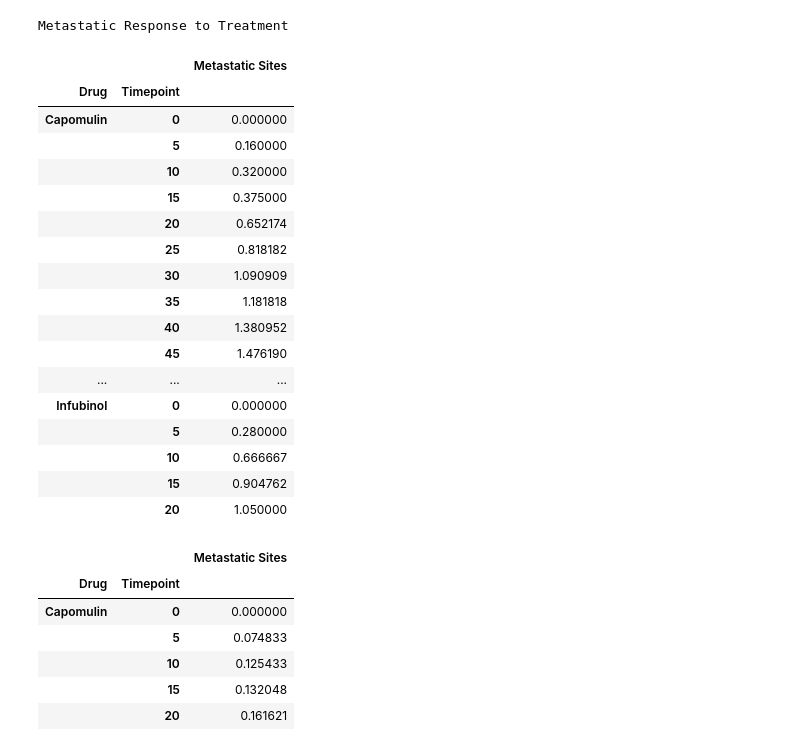
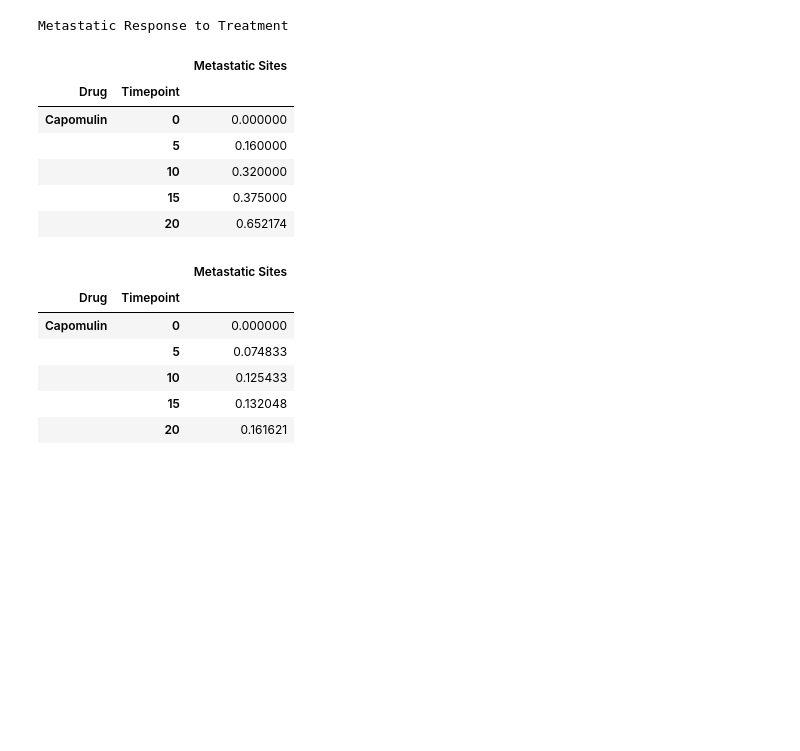
Before and after one commit to virav15/Matplotlib, a Jupyter notebook: Pymaceuticals.ipynb, the cells around one changed output. Cells and saved outputs as stored; diff of their text form; code cells hidden in the pictures; blank space fills up the shorter version.

```diff
--- a/Pymaceuticals.ipynb
+++ b/Pymaceuticals.ipynb
@@ -161,33 +161,22 @@ Metastatic Response to Treatment
 # %%
 #*****************Metastatic Response to Treatment***********************************
 
 # Store the Mean Met. Site Data Grouped by Drug and Timepoint
 meta_mean = drugtrial_df.groupby(['Drug', 'Timepoint']).mean()['Metastatic Sites']
 
 # Convert to DataFrame
 meta_mean_df = pd.DataFrame(meta_mean)
 
 # Preview DataFrame
-meta_mean_df.head(25)
+meta_mean_df.head()
 # %% [output]
 |  |  | Metastatic Sites |
 | Drug | Timepoint |  |
 | Capomulin | 0 | 0.000000 |
 |  | 5 | 0.160000 |
 |  | 10 | 0.320000 |
 |  | 15 | 0.375000 |
 |  | 20 | 0.652174 |
-|  | 25 | 0.818182 |
-|  | 30 | 1.090909 |
-|  | 35 | 1.181818 |
-|  | 40 | 1.380952 |
-|  | 45 | 1.476190 |
-| ... | ... | ... |
-| Infubinol | 0 | 0.000000 |
-|  | 5 | 0.280000 |
-|  | 10 | 0.666667 |
-|  | 15 | 0.904762 |
-|  | 20 | 1.050000 |
 # %%
 # Store the Standard Error associated with Met. Sites Grouped by Drug and Timepoint
 meta_error = drugtrial_df.groupby(['Drug', 'Timepoint']).sem()['Metastatic Sites']
```
Also changed, not shown: parts of 1 cell of this notebook.
